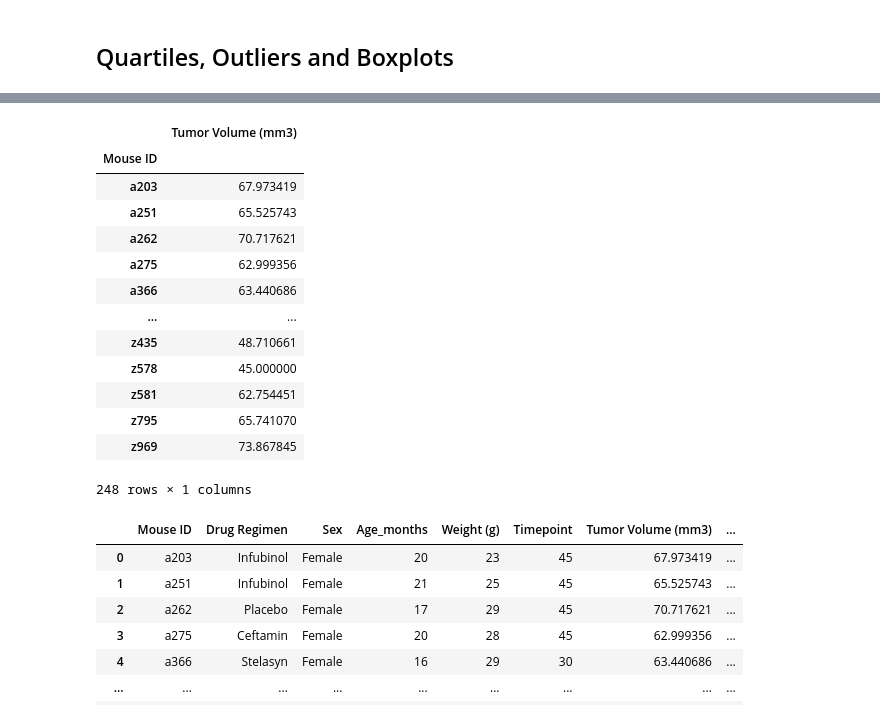
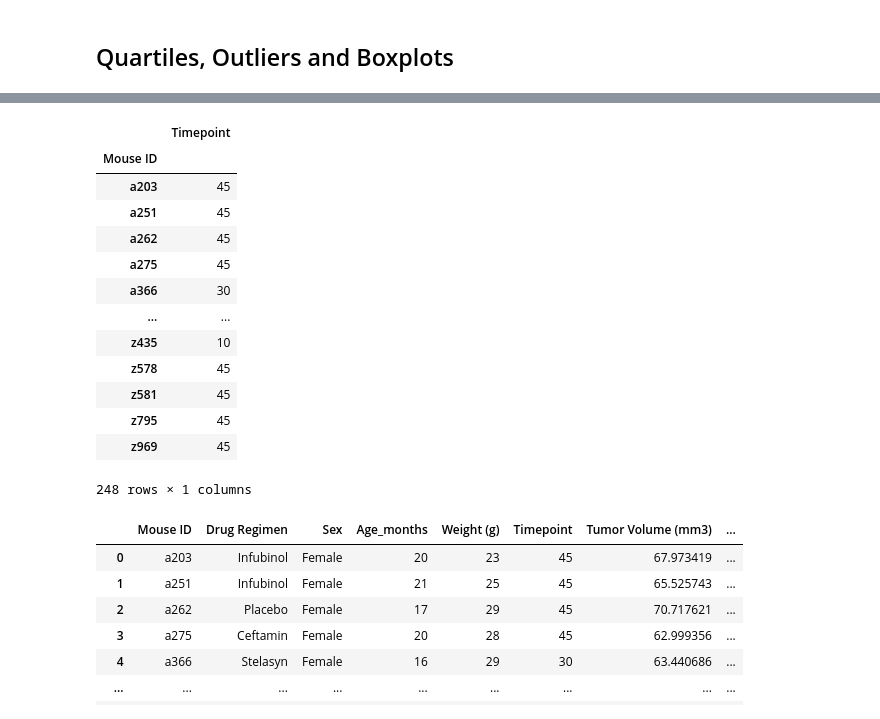
Before and after one commit to HilaryKoerner/PyMaceutical_Matplotlib_Analysis, a Jupyter notebook: Pymaceuticals-Copy4.ipynb, the cells around one changed output, grey strips where cells are left out. Saved outputs shown, nothing was run; the diff lists cells and outputs as text; code cells hidden in the pictures.

```diff
--- a/Pymaceuticals-Copy4.ipynb
+++ b/Pymaceuticals-Copy4.ipynb
@@ -299,21 +323,21 @@ plt.axis("equal")
 # %%
 # Start by getting the last (greatest) timepoint for each mouse
-tumor_vol = pd.DataFrame(mouse_df.groupby(["Mouse ID"]).max()["Tumor Volume (mm3)"])
+tumor_vol = pd.DataFrame(mouse_df.groupby(["Mouse ID"]).max()["Timepoint"])
 tumor_vol
 # %% [output]
-|  | Tumor Volume (mm3) |
+|  | Timepoint |
 | Mouse ID |  |
-| a203 | 67.973419 |
-| a251 | 65.525743 |
-| a262 | 70.717621 |
-| a275 | 62.999356 |
-| a366 | 63.440686 |
+| a203 | 45 |
+| a251 | 45 |
+| a262 | 45 |
+| a275 | 45 |
+| a366 | 30 |
 | ... | ... |
-| z435 | 48.710661 |
-| z578 | 45.000000 |
-| z581 | 62.754451 |
-| z795 | 65.741070 |
-| z969 | 73.867845 |
+| z435 | 10 |
+| z578 | 45 |
+| z581 | 45 |
+| z795 | 45 |
+| z969 | 45 |
 248 rows × 1 columns
 # %%
 # Start by getting the last (greatest) timepoint for each mouse
```
Also changed, not shown: parts of 13 cells of this notebook.
